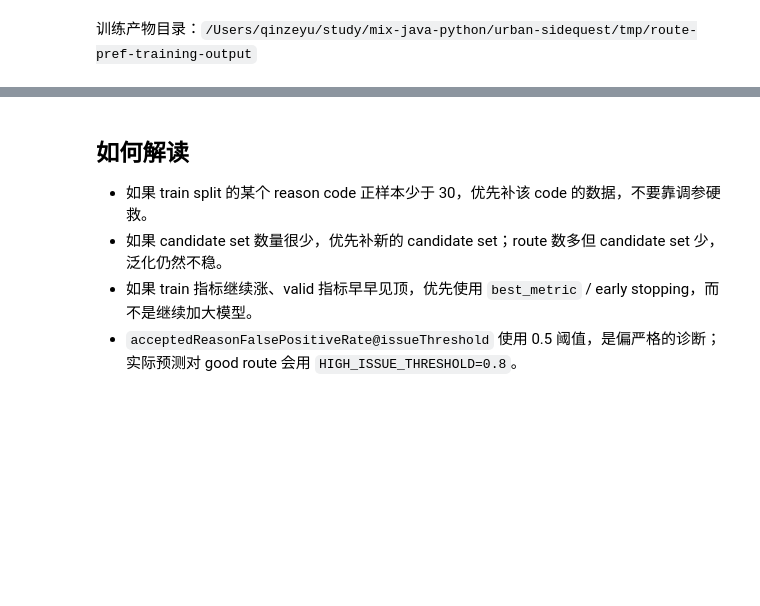
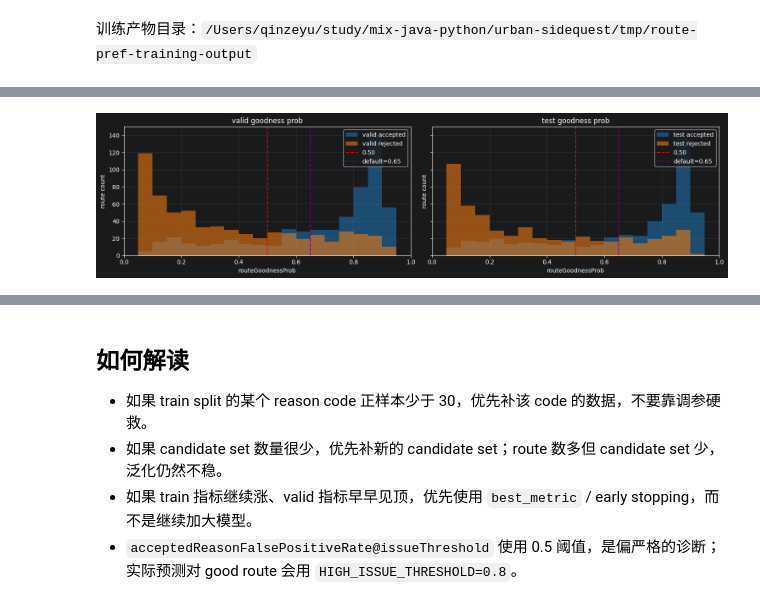
Before and after one commit to Lscrapider/urban-sidequest, a Jupyter notebook: ai-python/src/urban_sidequest_ai/models/route_preference/route_preference_data_diagnostics.ipynb, the cells around one changed output, grey strips where cells are left out. Cells and saved outputs as stored; diff of their text form; code cells hidden in the pictures; blank space fills up the shorter version.

```diff
--- a/ai-python/src/urban_sidequest_ai/models/route_preference/route_preference_data_diagnostics.ipynb
+++ b/ai-python/src/urban_sidequest_ai/models/route_preference/route_preference_data_diagnostics.ipynb
@@ -646,0 +584,96 @@ else:
+# %%
+# Goodness 阈值诊断：先看 accepted/rejected 在 routeGoodnessProb 上是否可分，再讨论 reason。
+if "score_rows" not in globals():
+    score_rows = current_model_reason_distribution(SPLIT_GROUPS)
+
+if score_rows is None:
+    display(Markdown(f"没有找到当前模型：`{OUTPUT_DIR / 'route-preference.pt'}`"))
+elif pd is None:
+    display(Markdown("需要 pandas 才能生成 goodness 分布表。"))
+else:
+    score_frame = pd.DataFrame(score_rows)
+    labeled_goodness_frame = score_frame[
+        score_frame["split"].isin(["valid", "test"])
+        & ((score_frame["is_accepted"] == True) | (score_frame["is_rejected"] == True))
+    ].copy()
+    labeled_goodness_frame["label"] = labeled_goodness_frame["is_accepted"].map({True: "accepted", False: "rejected"})
+
+    if labeled_goodness_frame.empty:
+        display(Markdown("valid/test 中没有带 accepted/rejected 的 goodness 标签。"))
+    else:
+        threshold_rows = []
+        for split_name in ["valid", "test"]:
+            split_frame = labeled_goodness_frame[labeled_goodness_frame["split"] == split_name]
+            if split_frame.empty:
+                continue
+            for threshold in [0.50, DEFAULT_GOOD_ROUTE_THRESHOLD]:
+                pred_accept = split_frame["goodness_prob"] >= threshold
+                actual_accept = split_frame["is_accepted"] == True
+                tp = int((pred_accept & actual_accept).sum())
+                tn = int((~pred_accept & ~actual_accept).sum())
+                fp = int((pred_accept & ~actual_accept).sum())
+                fn = int((~pred_accept & actual_accept).sum())
+                threshold_rows.append(
+                    {
+                        "split": split_name,
+                        "threshold": threshold,
+                        "accuracy": round((tp + tn) / len(split_frame), 4),
+                        "accepted_recall": round(tp / max(tp + fn, 1), 4),
+                        "accepted_precision": round(tp / max(tp + fp, 1), 4),
+                        "rejected_recall": round(tn / max(tn + fp, 1), 4),
+                        "accepted_as_reject": fn,
+                        "rejected_as_accept": fp,
+                        "total": len(split_frame),
+                    }
+                )
+        show_table(threshold_rows, "Goodness 固定阈值表现")
+
+        fig, axes = plt.subplots(1, 2, figsize=(15, 4), sharey=True)
+        bins = [index / 20 for index in range(21)]
+        colors = {"accepted": "tab:blue", "rejected": "tab:orange"}
+        for axis, split_name in zip(axes, ["valid", "test"]):
+            split_frame = labeled_goodness_frame[labeled_goodness_frame["split"] == split_name]
+            for label in ["accepted", "rejected"]:
+                values = split_frame[split_frame["label"] == label]["goodness_prob"]
+                axis.hist(values, bins=bins, alpha=0.55, label=f"{split_name} {label}", color=colors[label])
+            axis.axvline(0.50, color="red", linestyle="--", label="0.50")
+            axis.axvline(DEFAULT_GOOD_ROUTE_THRESHOLD, color="purple", linestyle="--", label=f"default={DEFAULT_GOOD_ROUTE_THRESHOLD:.2f}")
+            axis.set_title(f"{split_name} goodness prob")
+            axis.set_xlabel("routeGoodnessProb")
+            axis.set_ylabel("route count")
+            axis.set_xlim(0.0, 1.0)
+            axis.legend()
+        plt.tight_layout()
+        plt.show()
+
+        bin_edges = [index / 20 for index in range(21)]
+        bin_labels = [f"[{bin_edges[index]:.2f}, {bin_edges[index + 1]:.2f})" for index in range(len(bin_edges) - 1)]
+        bin_labels[-1] = f"[{bin_edges[-2]:.2f}, {bin_edges[-1]:.2f}]"
+
+        def goodness_bin_label(value: float) -> str:
+            index = min(max(int(value * 20), 0), len(bin_labels) - 1)
+            return bin_labels[index]
+
+        labeled_goodness_frame["goodness_bin"] = labeled_goodness_frame["goodness_prob"].map(goodness_bin_label)
+        bin_rows = []
+        for split_name in ["valid", "test"]:
+            split_frame = labeled_goodness_frame[labeled_goodness_frame["split"] == split_name]
+            for bin_label in bin_labels:
+                bin_frame = split_frame[split_frame["goodness_bin"].astype(str) == bin_label]
+                accepted_count = int((bin_frame["label"] == "accepted").sum())
+                rejected_count = int((bin_frame["label"] == "rejected").sum())
+                if accepted_count == 0 and rejected_count == 0:
+                    continue
+                total = accepted_count + rejected_count
+                bin_rows.append(
+                    {
+                        "split": split_name,
+                        "goodness_bin": bin_label,
+                        "accepted_count": accepted_count,
+                        "rejected_count": rejected_count,
+                        "accepted_ratio": round(accepted_count / total, 4) if total else 0.0,
+                        "total": total,
+                    }
+                )
+        show_table(bin_rows, "Goodness 分箱计数（看 0.60 附近 choose/reject 各多少）")
+# %% [output]
@@ -646,0 +686 @@ else:
+[figure, added]
```
Also changed, not shown: parts of 14 cells of this notebook, 4 other files.
